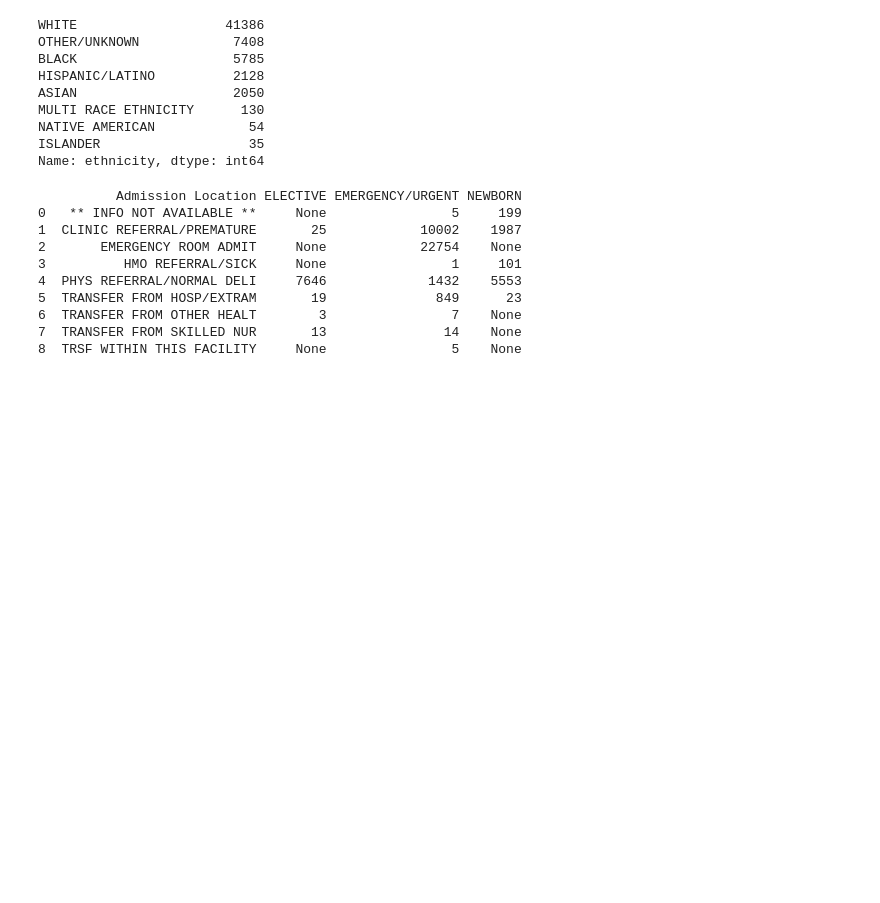
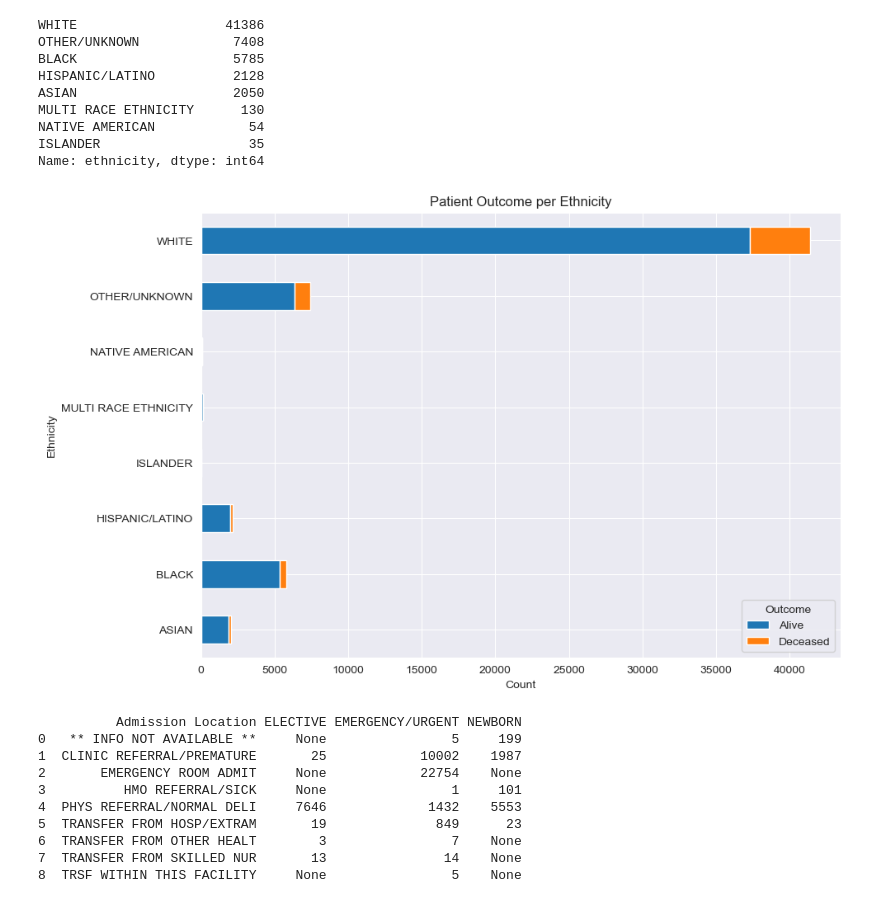
Before and after one commit to drama-404/FuzzyMedNet, a Jupyter notebook: data_viz/01_patient_stay_data.ipynb, the cells around one changed output. Drawn from its saved outputs; the diff is of its cells as text; code cells hidden in the pictures; blank space fills up the shorter version.

Commit message:
patient stay data

```diff
--- a/data_viz/01_patient_stay_data.ipynb
+++ b/data_viz/01_patient_stay_data.ipynb
@@ -144,6 +144,18 @@ MULTI RACE ETHNICITY      130
 NATIVE AMERICAN            54
 ISLANDER                   35
 Name: ethnicity, dtype: int64
+# %%
+outcome_counts = admissions.groupby(['ethnicity', 'hospital_expire_flag']).size().unstack()
+outcome_counts.plot(kind='barh', stacked=True, figsize=(10, 7))
+
+plt.title('Patient Outcome per Ethnicity')
+plt.ylabel('Ethnicity')
+plt.xlabel('Count')
+plt.legend(title='Outcome', labels=['Alive', 'Deceased'])
+
+plt.show()
+# %% [output]
+[figure, added]
 # %%
 cross_tab_script = '../sql_scripts/admissions_cross_tab.sql'
 query_list = query_sql_file(cross_tab_script, con)
```
Also changed, not shown: parts of 4 cells of this notebook, 1 other file.
